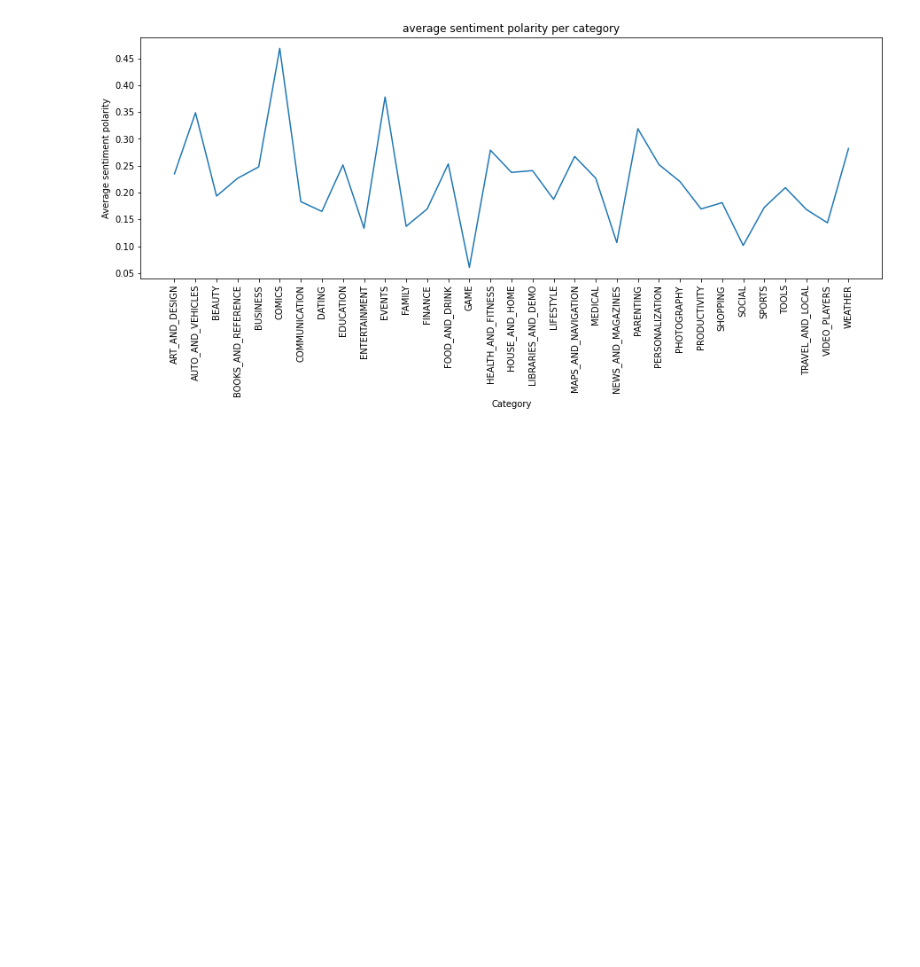
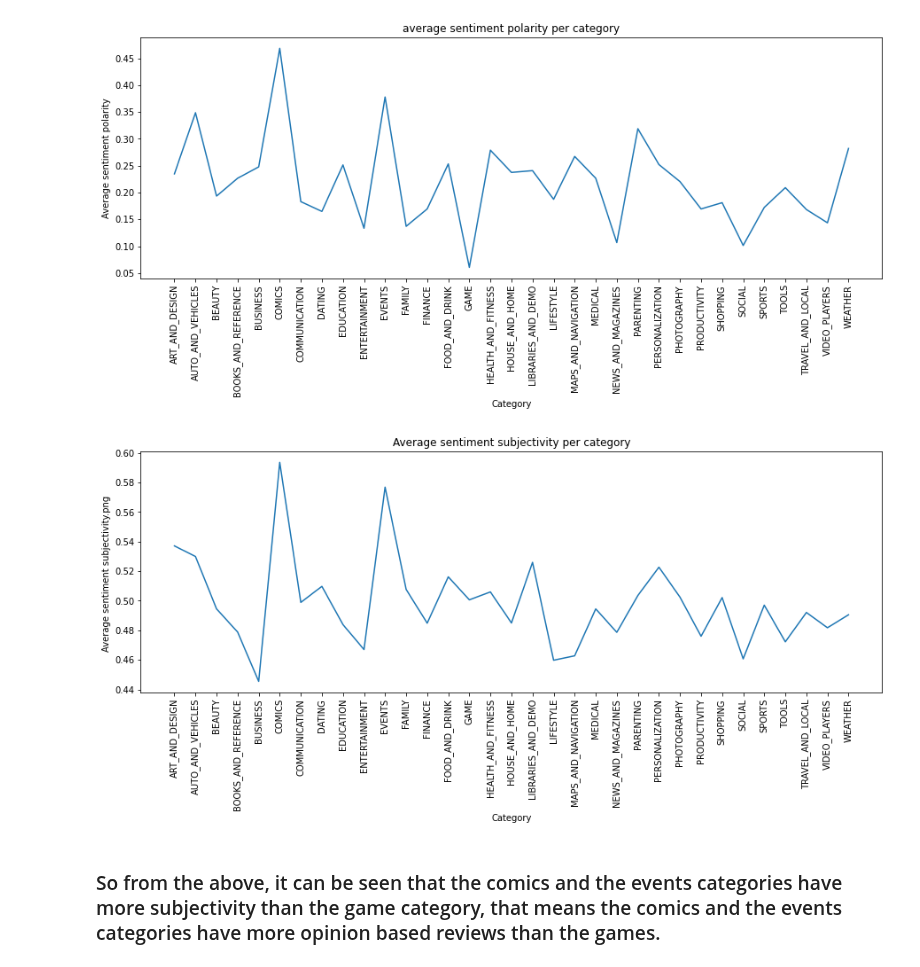
Before and after one commit to Preetirai-tech/Play-Store-App-Review-Analysis, a Jupyter notebook: Play_Store_App_Review_Analysis_Capstone_Project.ipynb, the cells around one changed output. Saved outputs shown, nothing was run; the diff lists cells and outputs as text; code cells hidden in the pictures; blank space fills up the shorter version.

```diff
--- a/Play_Store_App_Review_Analysis_Capstone_Project.ipynb
+++ b/Play_Store_App_Review_Analysis_Capstone_Project.ipynb
@@ -477,3 +477,17 @@ plt.ylabel('Average sentiment polarity')
 plt.show()
 # %% [output]
 [figure]
+# %%
+z = [i for i in combined_df.groupby('Category')['Sentiment_Subjectivity'].mean()]
+x = sorted([i for i in combined_df['Category'].unique()])
+plt.figure(figsize = (15,5))
+plt.xticks(rotation = 90)
+plt.plot(x,z)
+plt.title('Average sentiment subjectivity per category')
+plt.xlabel('Category')
+plt.ylabel('Average sentiment subjectivity.png ')
+plt.show()
+# %% [output]
+[figure, added]
+# %% [markdown]
+### So from the above, it can be seen that the comics and the events categories have more subjectivity than the game category, that means the comics and the events categories have more opinion based reviews than the games.
```
